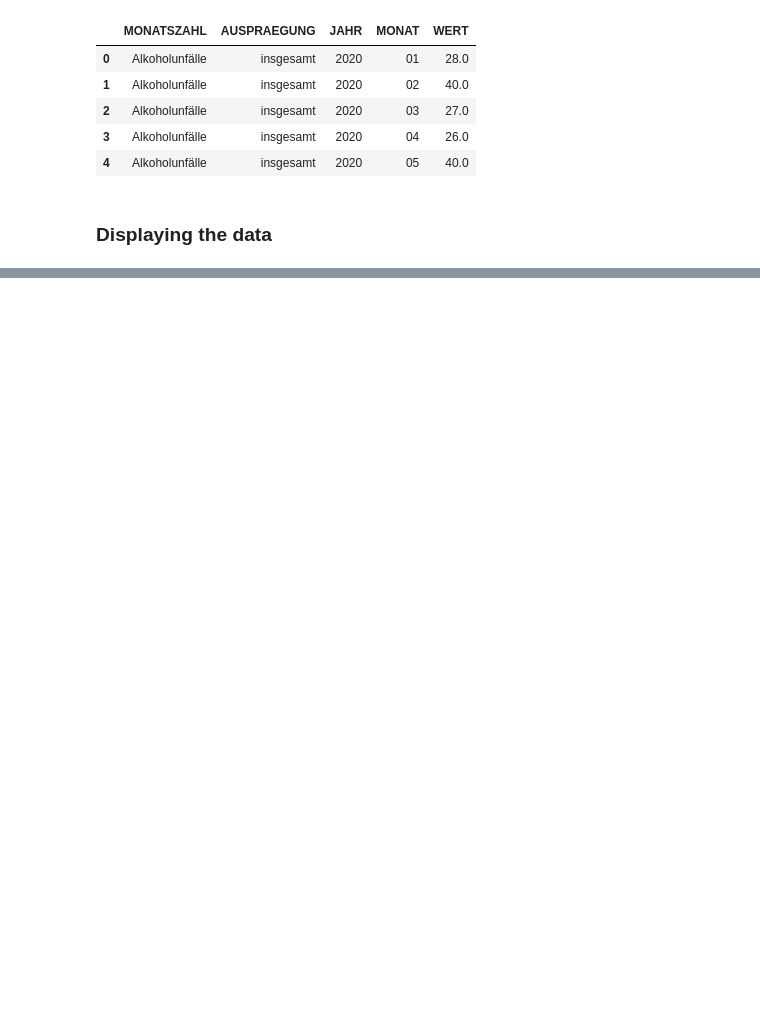
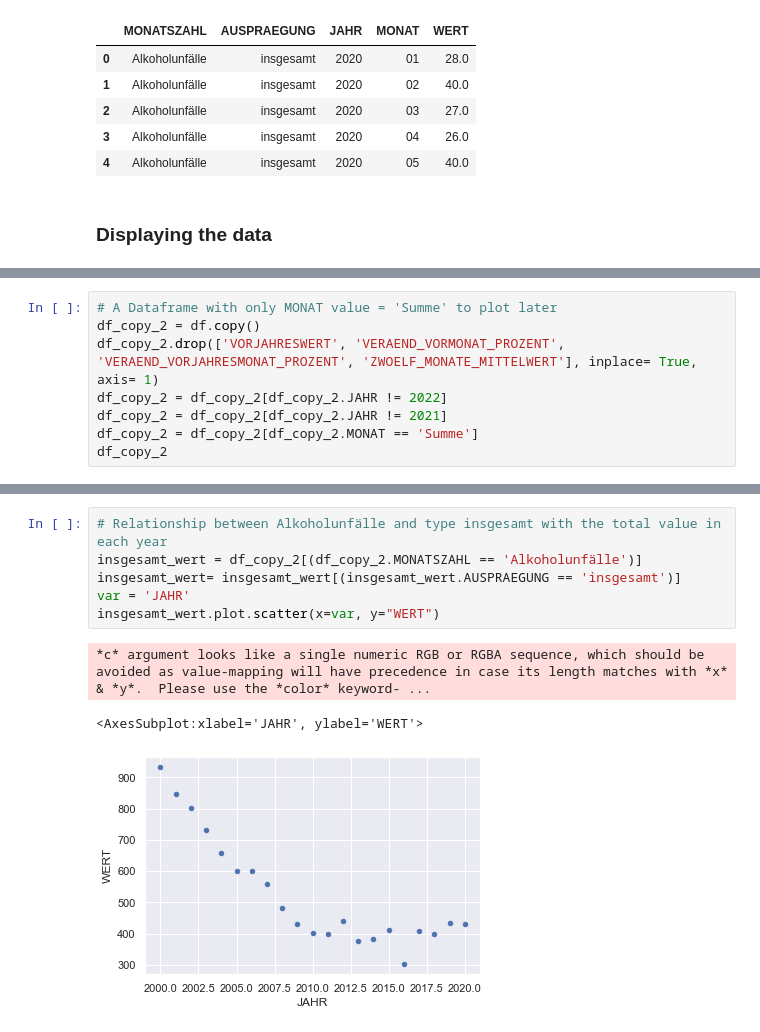
Before and after one commit to hoangledoan/AI-Challenge, a Jupyter notebook: challenge.ipynb, the cells around one changed output, grey strips where cells are left out. Saved outputs shown, nothing was run; the diff lists cells and outputs as text; blank space fills up the shorter version.

```diff
--- a/challenge.ipynb
+++ b/challenge.ipynb
@@ -99,0 +139,8 @@ See the caveats in the documentation: https://pandas.pydata.org/pandas-docs/stab
+# %%
+# A Dataframe with only MONAT value = 'Summe' to plot later
+df_copy_2 = df.copy()
+df_copy_2.drop(['VORJAHRESWERT', 'VERAEND_VORMONAT_PROZENT', 'VERAEND_VORJAHRESMONAT_PROZENT', 'ZWOELF_MONATE_MITTELWERT'], inplace= True, axis= 1)
+df_copy_2 = df_copy_2[df_copy_2.JAHR != 2022]
+df_copy_2 = df_copy_2[df_copy_2.JAHR != 2021]
+df_copy_2 = df_copy_2[df_copy_2.MONAT == 'Summe']
+df_copy_2
@@ -99,0 +161,10 @@ See the caveats in the documentation: https://pandas.pydata.org/pandas-docs/stab
+# %%
+# Relationship between Alkoholunfälle and type insgesamt with the total value in each year
+insgesamt_wert = df_copy_2[(df_copy_2.MONATSZAHL == 'Alkoholunfälle')]
+insgesamt_wert= insgesamt_wert[(insgesamt_wert.AUSPRAEGUNG == 'insgesamt')]
+var = 'JAHR'
+insgesamt_wert.plot.scatter(x=var, y="WERT")
+# %% [output]
+*c* argument looks like a single numeric RGB or RGBA sequence, which should be avoided as value-mapping will have precedence in case its length matches with *x* & *y*.  Please use the *color* keyword- ...
+<AxesSubplot:xlabel='JAHR', ylabel='WERT'>
+[figure, added]
```
Also changed, not shown: parts of 31 cells of this notebook.
